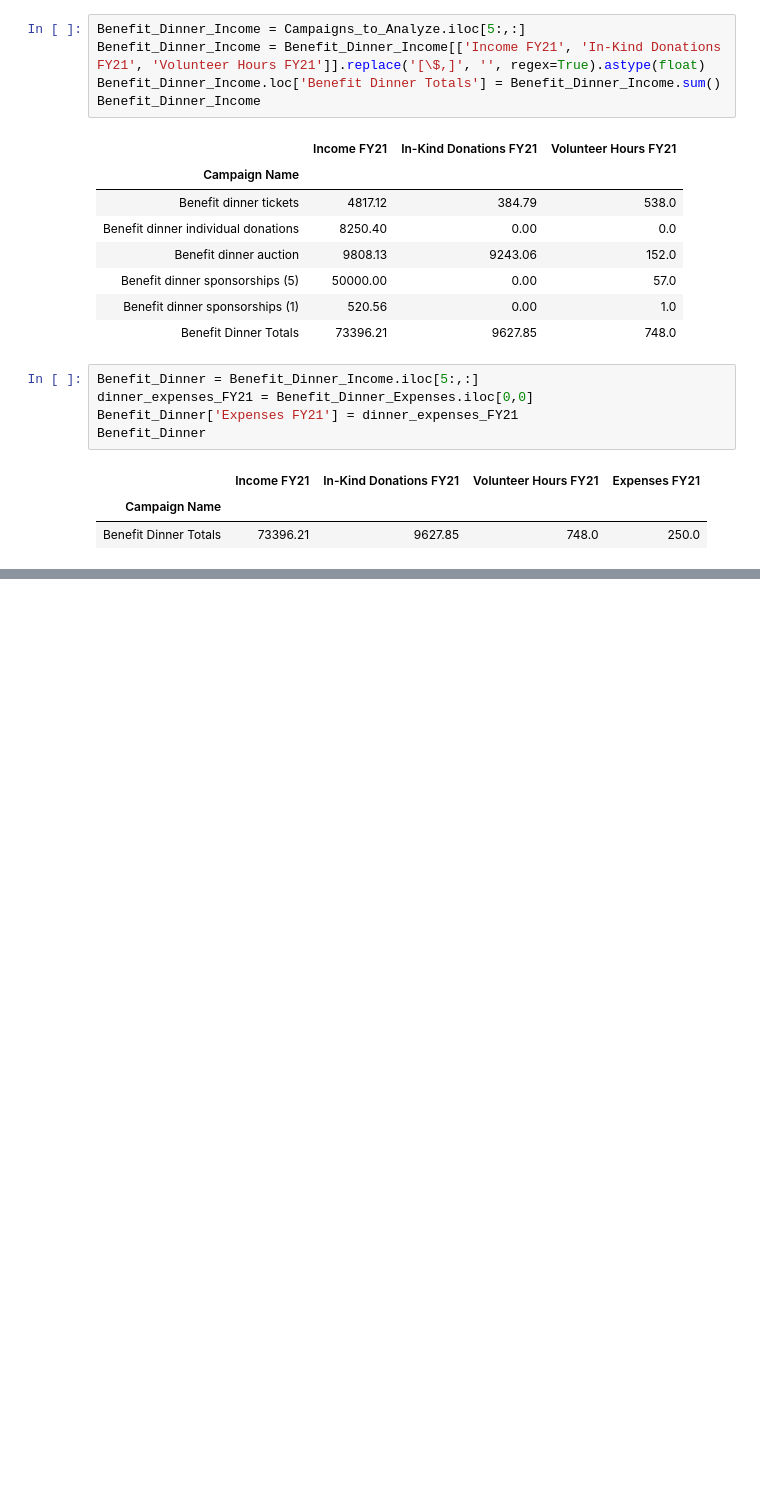
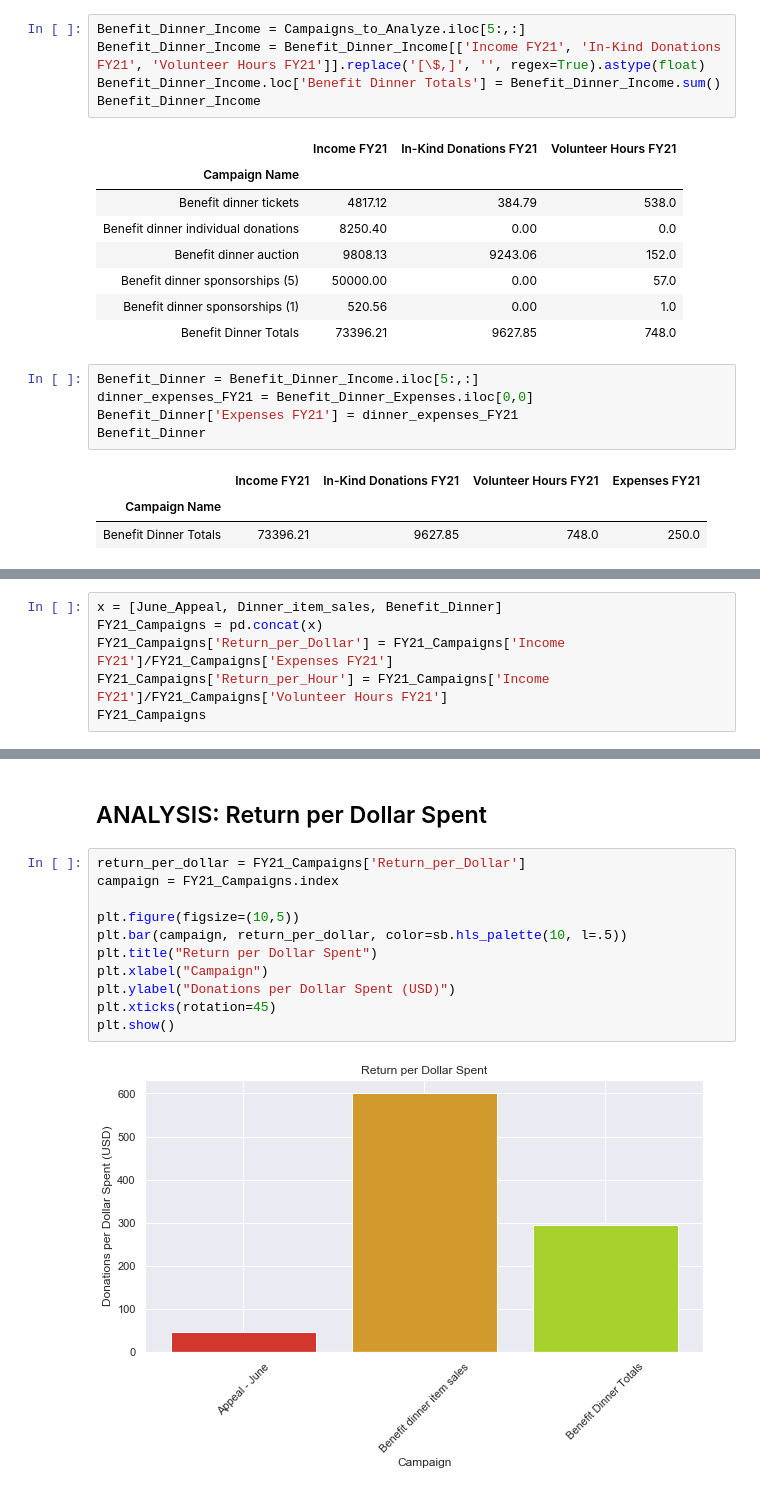
Before and after one commit to patelpurvip/Board-Fundraising-Analysis, a Jupyter notebook: Giving Campaigns Analysis.ipynb, the cells around one changed output, grey strips where cells are left out. Cells and saved outputs as stored; diff of their text form; blank space fills up the shorter version.

```diff
--- a/Giving Campaigns Analysis.ipynb
+++ b/Giving Campaigns Analysis.ipynb
@@ -137,0 +149,6 @@ Benefit_Dinner
+# %%
+x = [June_Appeal, Dinner_item_sales, Benefit_Dinner]
+FY21_Campaigns = pd.concat(x)
+FY21_Campaigns['Return_per_Dollar'] = FY21_Campaigns['Income FY21']/FY21_Campaigns['Expenses FY21']
+FY21_Campaigns['Return_per_Hour'] = FY21_Campaigns['Income FY21']/FY21_Campaigns['Volunteer Hours FY21']
+FY21_Campaigns
@@ -137,0 +161,15 @@ Benefit_Dinner
+# %% [markdown]
+## ANALYSIS: Return per Dollar Spent
+# %%
+return_per_dollar = FY21_Campaigns['Return_per_Dollar']
+campaign = FY21_Campaigns.index
+
+plt.figure(figsize=(10,5))
+plt.bar(campaign, return_per_dollar, color=sb.hls_palette(10, l=.5))
+plt.title("Return per Dollar Spent")
+plt.xlabel("Campaign")
+plt.ylabel("Donations per Dollar Spent (USD)")
+plt.xticks(rotation=45)
+plt.show()
+# %% [output]
+[figure, added]
```
Also changed, not shown: parts of 26 cells of this notebook.
